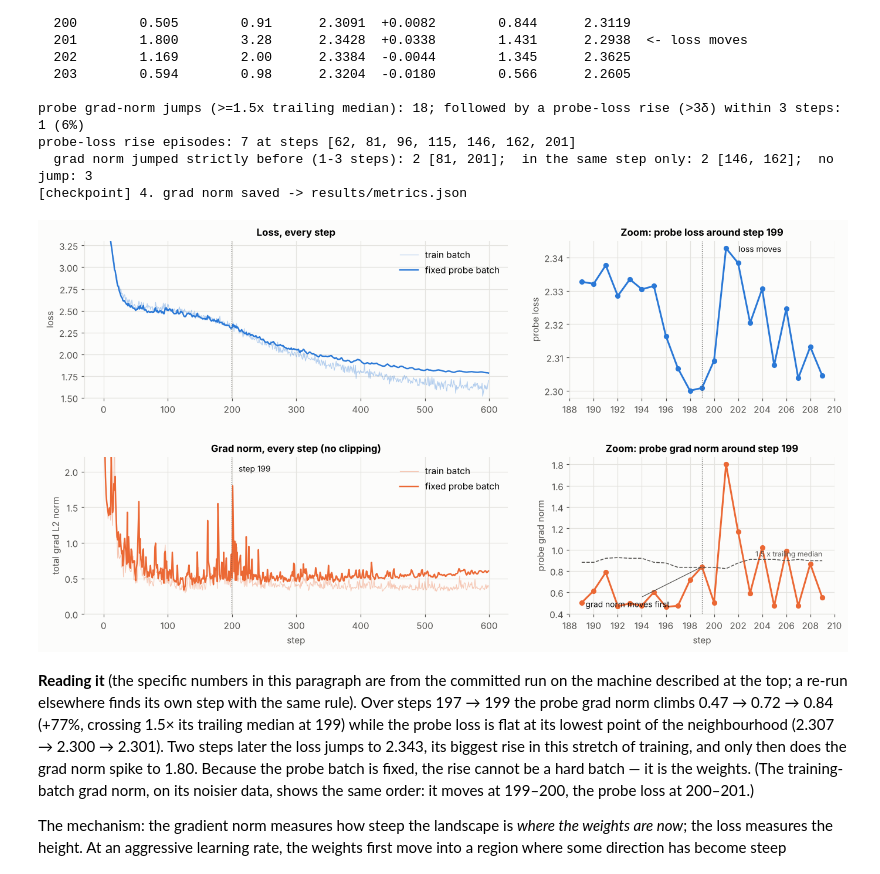
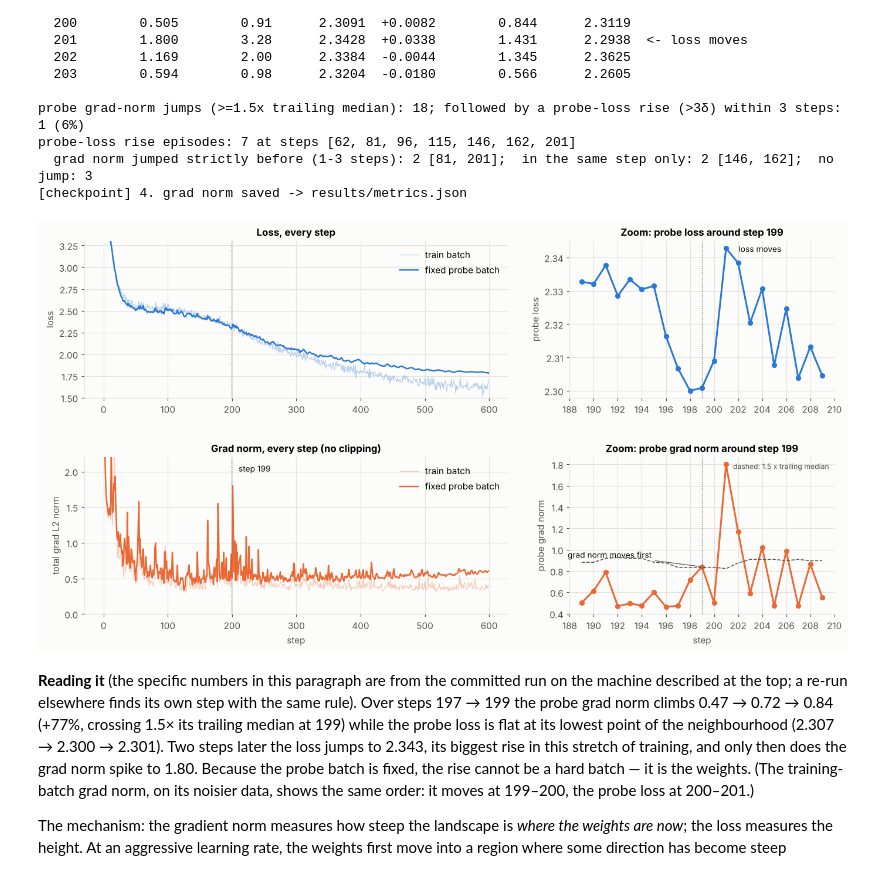
Before and after one commit to kunal2016/training-loop, a Jupyter notebook: training_loop.ipynb, the cells around one changed output. Saved outputs shown, nothing was run; the diff lists cells and outputs as text; code cells hidden in the pictures.

```diff
--- a/training_loop.ipynb
+++ b/training_loop.ipynb
@@ -709,28 +709,28 @@ probe-loss rise episodes: 7 at steps [62, 81, 96, 115, 146, 162, 201]
 # %%
 fig = plt.figure(figsize=(15, 7.5)); gs = fig.add_gridspec(2, 2, width_ratios=[1.6, 1], hspace=.38, wspace=.18)
 steps = np.arange(MAIN_STEPS)
 ax = fig.add_subplot(gs[0, 0])
 ax.plot(steps, L_tr, color=BLUE, lw=.8, alpha=.35, label='train batch'); ax.plot(steps, PL, color=BLUE, lw=1.6, label='fixed probe batch')
 ax.axvline(T_EV, color=INK2, lw=.8, ls=':'); ax.set_ylim(1.5, 3.3); ax.set_ylabel('loss'); ax.set_title('Loss, every step'); ax.legend(loc='upper right')
 ax2 = fig.add_subplot(gs[1, 0], sharex=ax)
 ax2.plot(steps, G_tr, color=ORANGE, lw=.8, alpha=.35, label='train batch'); ax2.plot(steps, PG, color=ORANGE, lw=1.6, label='fixed probe batch')
 ax2.axvline(T_EV, color=INK2, lw=.8, ls=':'); ax2.set_ylim(0, 2.2); ax2.set_xlabel('step'); ax2.set_ylabel('total grad L2 norm')
 ax2.set_title('Grad norm, every step (no clipping)'); ax2.legend(loc='upper right')
 ax2.annotate(f'step {T_EV}', xy=(T_EV, 2.0), xytext=(8, 0), textcoords='offset points', color=INK, fontsize=9)
 
 zs = np.arange(T_EV - 10, T_EV + 11)
 axz = fig.add_subplot(gs[0, 1]); axz.plot(zs, PL[zs], 'o-', color=BLUE, ms=5); axz.axvline(T_EV, color=INK2, lw=.8, ls=':')
 axz.set_title(f'Zoom: probe loss around step {T_EV}'); axz.set_ylabel('probe loss')
 axz.annotate('loss moves', xy=(T_EV + lag_ev, PL[T_EV + lag_ev]), xytext=(14, -4), textcoords='offset points', color=INK, fontsize=9)
 axz.xaxis.set_major_locator(matplotlib.ticker.MultipleLocator(2))
 axz2 = fig.add_subplot(gs[1, 1], sharex=axz); axz2.plot(zs, PG[zs], 'o-', color=ORANGE, ms=5); axz2.axvline(T_EV, color=INK2, lw=.8, ls=':')
 axz2.plot(zs, [np.median(PG[t - 20:t]) * 1.5 for t in zs], color=INK2, lw=1, ls='--')
-axz2.text(zs[-1], np.median(PG[zs[-1] - 20:zs[-1]]) * 1.5 + .04, '1.5 x trailing median', color=INK2, fontsize=8, ha='right')
-axz2.annotate('grad norm moves first', xy=(T_EV, PG[T_EV]), xytext=(-130, -45), textcoords='offset points', color=INK, fontsize=9, arrowprops=dict(arrowstyle='-', color=INK2, lw=.8))
+axz2.text(0.98, 0.97, 'dashed: 1.5 x trailing median', transform=axz2.transAxes, color=INK2, fontsize=8, ha='right', va='top')
+axz2.annotate('grad norm moves first', xy=(T_EV, PG[T_EV]), xytext=(-150, 10), textcoords='offset points', color=INK, fontsize=9, arrowprops=dict(arrowstyle='-', color=INK2, lw=.8))
 axz2.set_title(f'Zoom: probe grad norm around step {T_EV}'); axz2.set_xlabel('step'); axz2.set_ylabel('probe grad norm')
 plt.savefig(os.path.join(FIG_DIR, 'gradnorm_leads_loss.png'), bbox_inches='tight'); plt.show()
 # %% [output]
-[figure, old version]
+[figure, new version]
 # %% [markdown]
 **Reading it** (the specific numbers in this paragraph are from the committed run on the machine described at the top; a re-run elsewhere finds its own step with the same rule). Over steps 197 → 199 the probe grad norm climbs 0.47 → 0.72 → 0.84 (+77%, crossing 1.5× its trailing median at 199) while the probe loss is flat at its lowest point of the neighbourhood (2.307 → 2.300 → 2.301). Two steps later the loss jumps to 2.343, its biggest rise in this stretch of training, and only then does the grad norm spike to 1.80. Because the probe batch is fixed, the rise cannot be a hard batch — it is the weights. (The training-batch grad norm, on its noisier data, shows the same order: it moves at 199–200, the probe loss at 200–201.)
 
```
Also changed, not shown: parts of 5 cells of this notebook, 7 other files.
